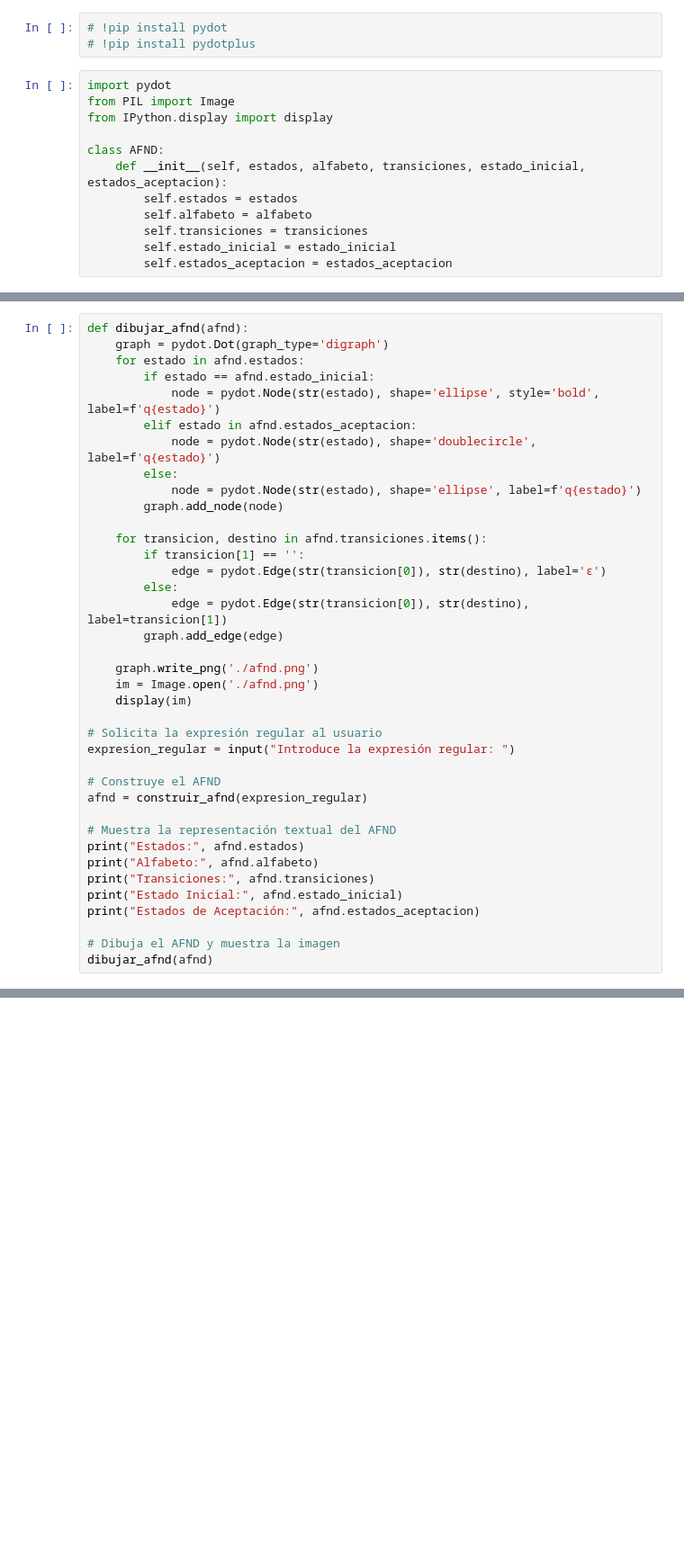
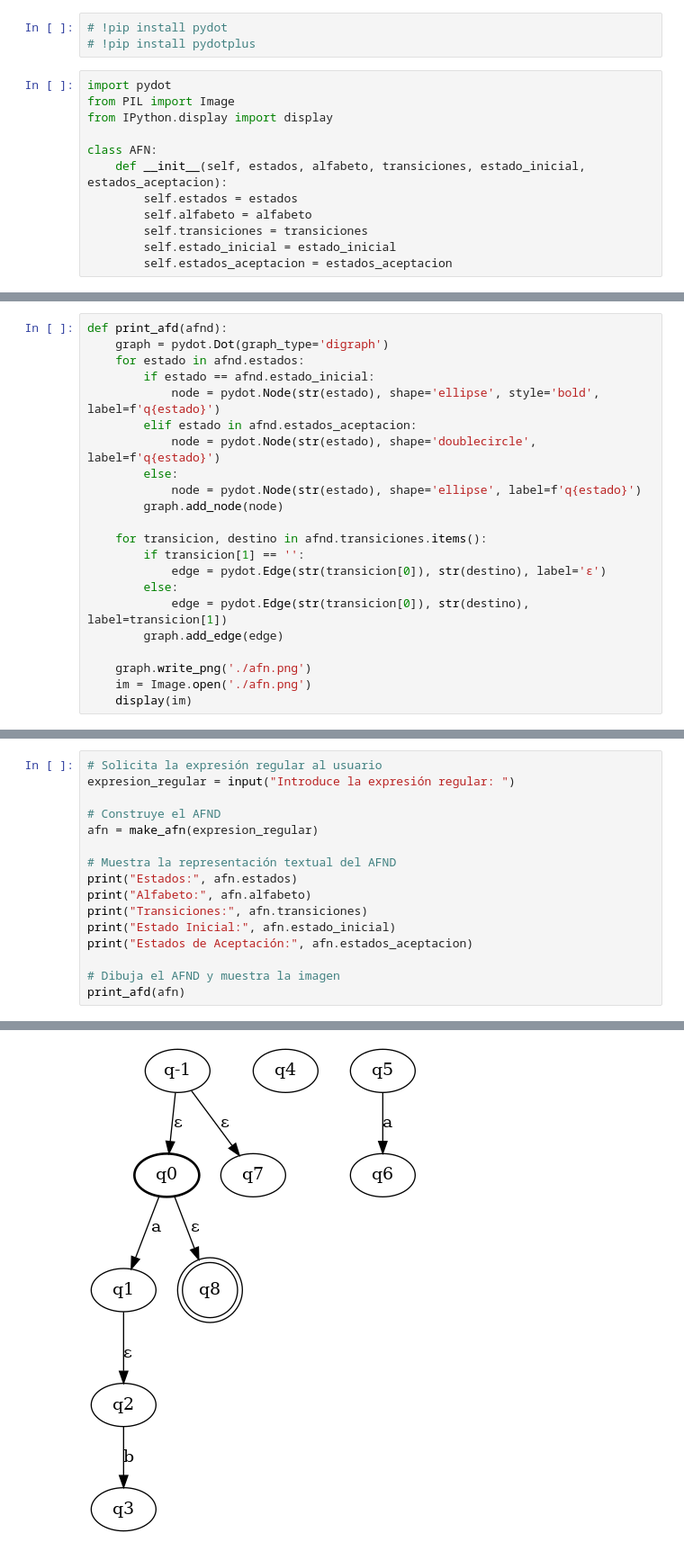
Before and after one commit to rubenmartinezgonzalez94/ER_to_AFN, a Jupyter notebook: ER_to_AFN.ipynb, the cells around one changed output, grey strips where cells are left out. Shown at 90% size. Saved outputs shown, nothing was run; the diff lists cells and outputs as text; blank space fills up the shorter version.

```diff
--- a/ER_to_AFN.ipynb
+++ b/ER_to_AFN.ipynb
@@ -6,7 +6,7 @@ import pydot
 from PIL import Image
 from IPython.display import display
 
-class AFND:
+class AFN:
     def __init__(self, estados, alfabeto, transiciones, estado_inicial, estados_aceptacion):
         self.estados = estados
         self.alfabeto = alfabeto
@@ -50,5 +64,5 @@ def construir_afnd(expresion_regular):
 # %%
-def dibujar_afnd(afnd):
+def print_afd(afnd):
     graph = pydot.Dot(graph_type='digraph')
     for estado in afnd.estados:
         if estado == afnd.estado_inicial:
@@ -66,22 +80,6 @@ def dibujar_afnd(afnd):
             edge = pydot.Edge(str(transicion[0]), str(destino), label=transicion[1])
         graph.add_edge(edge)
 
-    graph.write_png('./afnd.png')
-    im = Image.open('./afnd.png')
+    graph.write_png('./afn.png')
+    im = Image.open('./afn.png')
     display(im)
-
-# Solicita la expresión regular al usuario
-expresion_regular = input("Introduce la expresión regular: ")
-
-# Construye el AFND
-afnd = construir_afnd(expresion_regular)
-
-# Muestra la representación textual del AFND
-print("Estados:", afnd.estados)
-print("Alfabeto:", afnd.alfabeto)
-print("Transiciones:", afnd.transiciones)
-print("Estado Inicial:", afnd.estado_inicial)
-print("Estados de Aceptación:", afnd.estados_aceptacion)
-
-# Dibuja el AFND y muestra la imagen
-dibujar_afnd(afnd)
@@ -94,0 +86,17 @@ Estados de Aceptación: {1}
+# %%
+# Solicita la expresión regular al usuario
+expresion_regular = input("Introduce la expresión regular: ")
+
+# Construye el AFND
+afn = make_afn(expresion_regular)
+
+# Muestra la representación textual del AFND
+print("Estados:", afn.estados)
+print("Alfabeto:", afn.alfabeto)
+print("Transiciones:", afn.transiciones)
+print("Estado Inicial:", afn.estado_inicial)
+print("Estados de Aceptación:", afn.estados_aceptacion)
+
+# Dibuja el AFND y muestra la imagen
+print_afd(afn)
+# %% [output]
@@ -94,0 +108 @@ Estados de Aceptación: {1}
+[figure, added]
```
Also changed, not shown: parts of 3 cells of this notebook.
